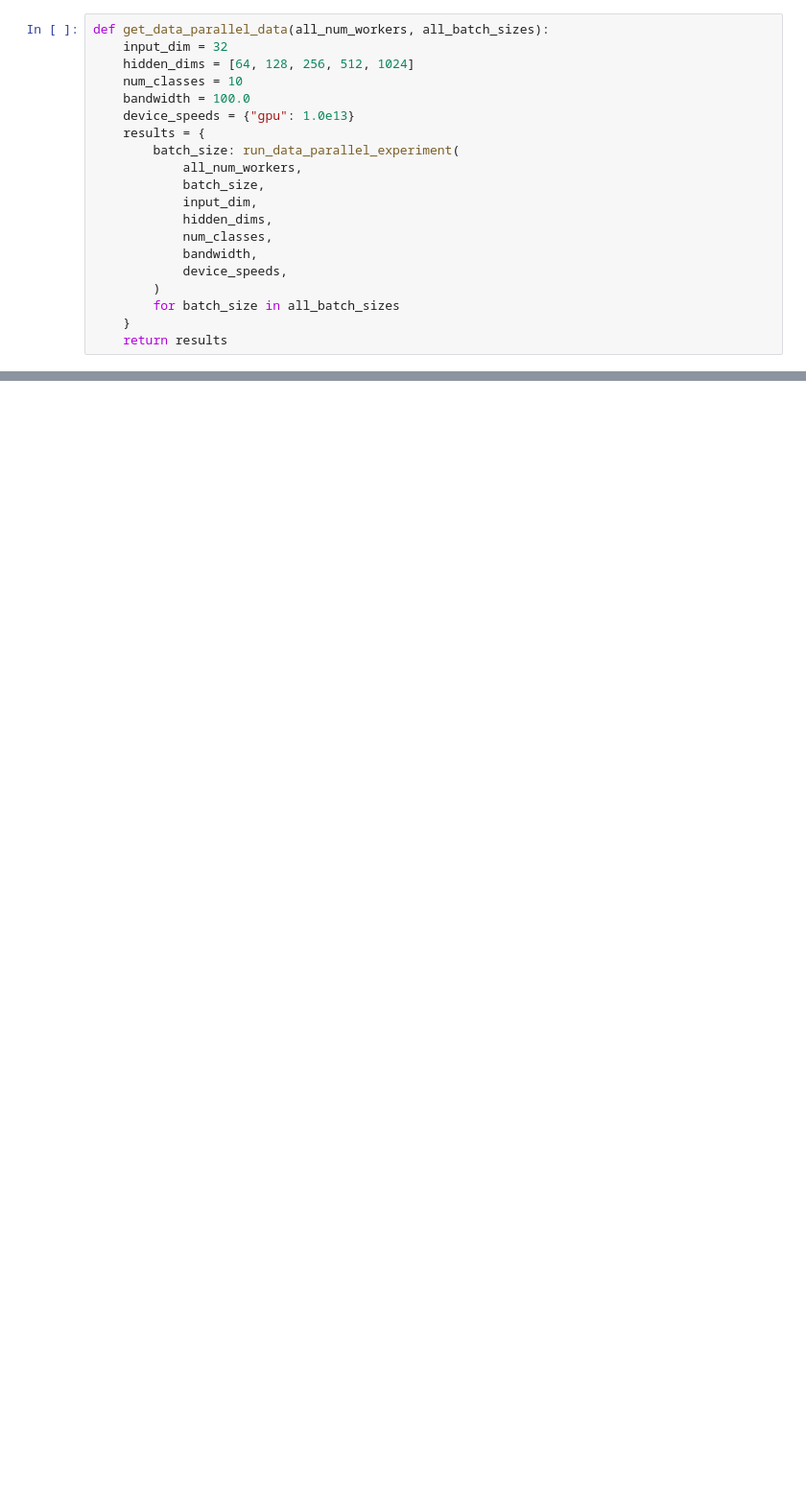
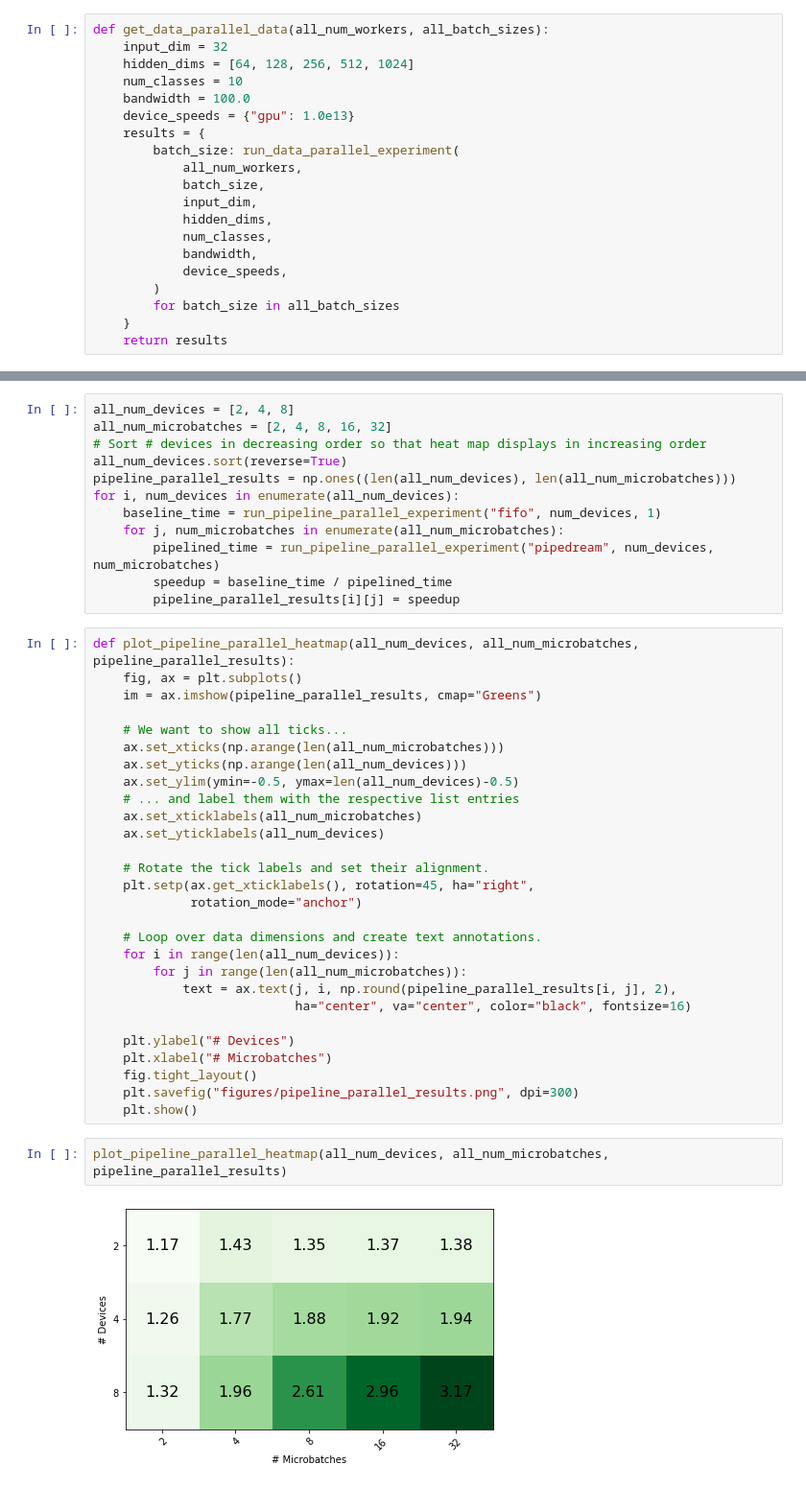
Before and after one commit to microsoft/dist-ir, a Jupyter notebook: notebooks/intern_presentation_results.ipynb, the cells around one changed output, grey strips where cells are left out. Shown: that part at 96% size. Saved outputs shown, nothing was run; the diff lists cells and outputs as text; blank space fills up the shorter version.

```diff
--- a/notebooks/intern_presentation_results.ipynb
+++ b/notebooks/intern_presentation_results.ipynb
@@ -201,0 +296,44 @@ plot_data_parallel_results(all_num_workers, all_batch_sizes, data_parallel_resul
+# %%
+all_num_devices = [2, 4, 8]
+all_num_microbatches = [2, 4, 8, 16, 32]
+# Sort # devices in decreasing order so that heat map displays in increasing order
+all_num_devices.sort(reverse=True)
+pipeline_parallel_results = np.ones((len(all_num_devices), len(all_num_microbatches)))
+for i, num_devices in enumerate(all_num_devices):
+    baseline_time = run_pipeline_parallel_experiment("fifo", num_devices, 1)
+    for j, num_microbatches in enumerate(all_num_microbatches):
+        pipelined_time = run_pipeline_parallel_experiment("pipedream", num_devices, num_microbatches)
+        speedup = baseline_time / pipelined_time
+        pipeline_parallel_results[i][j] = speedup
+# %%
+def plot_pipeline_parallel_heatmap(all_num_devices, all_num_microbatches, pipeline_parallel_results):
+    fig, ax = plt.subplots()
+    im = ax.imshow(pipeline_parallel_results, cmap="Greens")
+
+    # We want to show all ticks...
+    ax.set_xticks(np.arange(len(all_num_microbatches)))
+    ax.set_yticks(np.arange(len(all_num_devices)))
+    ax.set_ylim(ymin=-0.5, ymax=len(all_num_devices)-0.5)
+    # ... and label them with the respective list entries
+    ax.set_xticklabels(all_num_microbatches)
+    ax.set_yticklabels(all_num_devices)
+
+    # Rotate the tick labels and set their alignment.
+    plt.setp(ax.get_xticklabels(), rotation=45, ha="right",
+             rotation_mode="anchor")
+
+    # Loop over data dimensions and create text annotations.
+    for i in range(len(all_num_devices)):
+        for j in range(len(all_num_microbatches)):
+            text = ax.text(j, i, np.round(pipeline_parallel_results[i, j], 2),
+                           ha="center", va="center", color="black", fontsize=16)
+
+    plt.ylabel("# Devices")
+    plt.xlabel("# Microbatches")
+    fig.tight_layout()
+    plt.savefig("figures/pipeline_parallel_results.png", dpi=300)
+    plt.show()
+# %%
+plot_pipeline_parallel_heatmap(all_num_devices, all_num_microbatches, pipeline_parallel_results)
+# %% [output]
+[figure, added]
```
Also changed, not shown: parts of 18 cells of this notebook, 21 other files.
